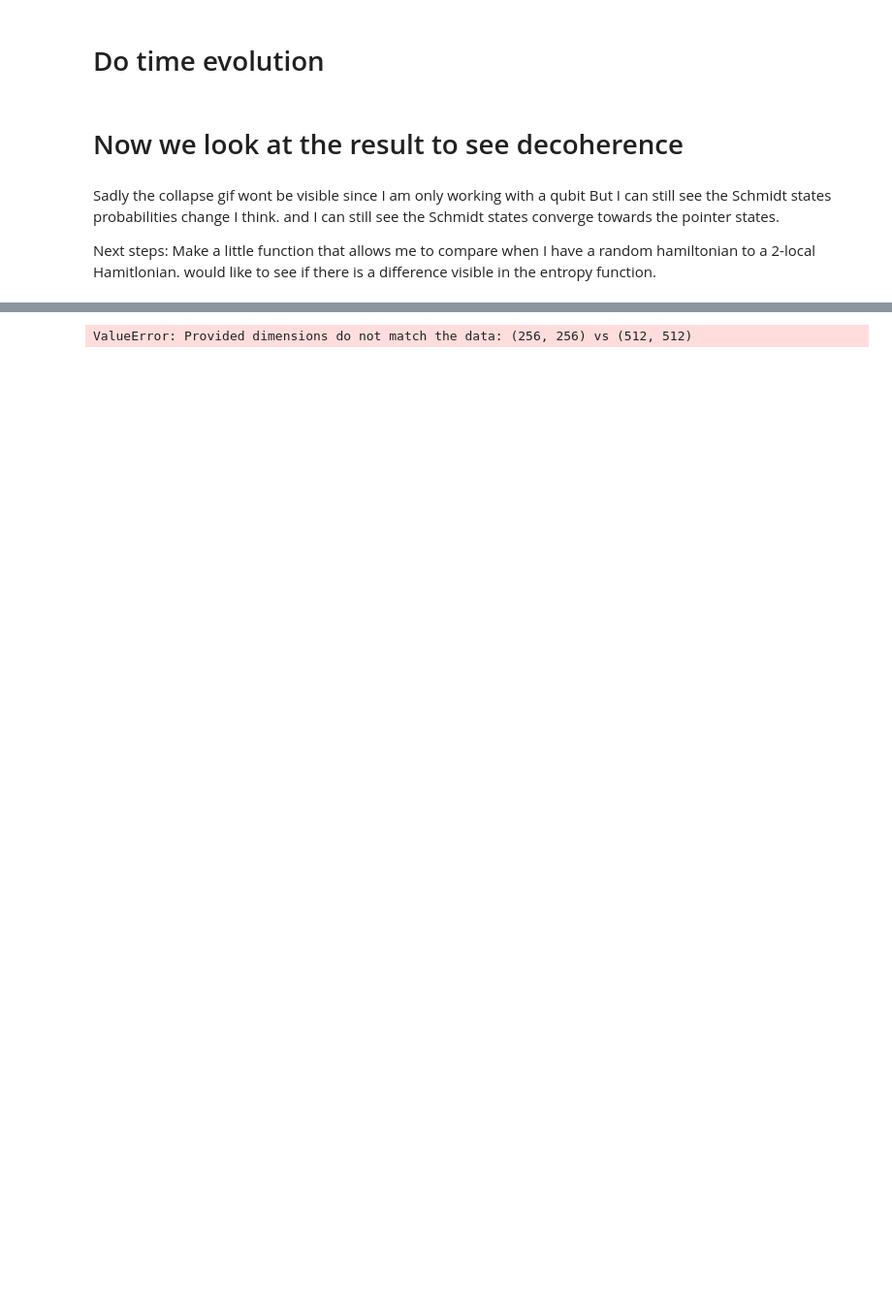
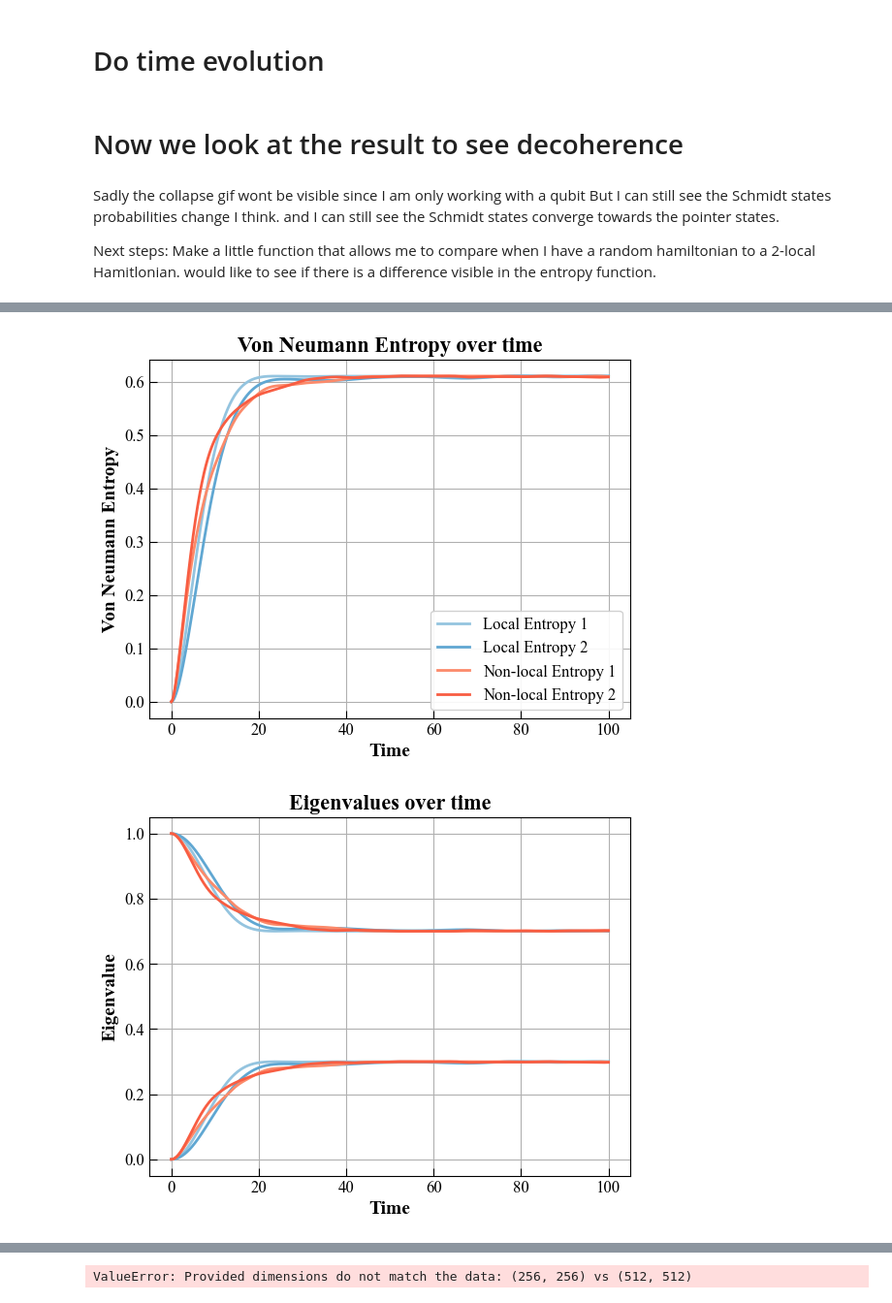
Before and after one commit to MarinAndreGirard/ACL, a Jupyter notebook: Working/2_locality.ipynb, the cells around one changed output, grey strips where cells are left out. Shown at 97% size. Saved outputs shown, nothing was run; the diff lists cells and outputs as text; code cells hidden in the pictures; blank space fills up the shorter version.

```diff
--- a/Working/2_locality.ipynb
+++ b/Working/2_locality.ipynb
@@ -1138,0 +583,5 @@ plt.show()
+# %%
+plot_function("2_locality_long","non_locality_long")
+# %% [output]
+[figure, added]
+[figure, added]
```
Also changed, not shown: parts of 24 cells of this notebook, 1 other file.
